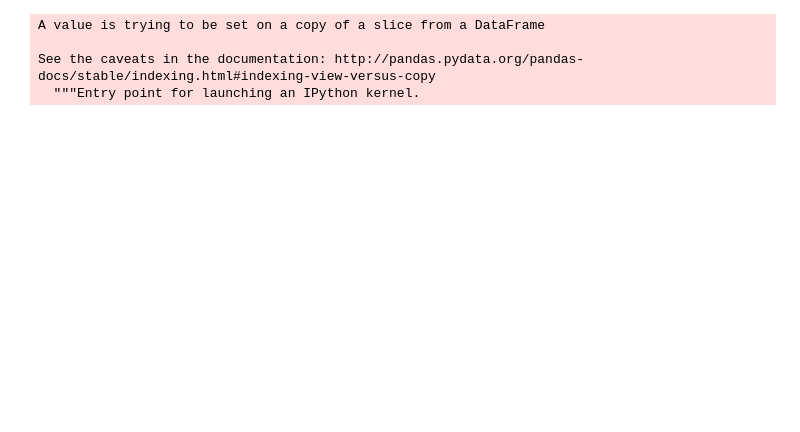
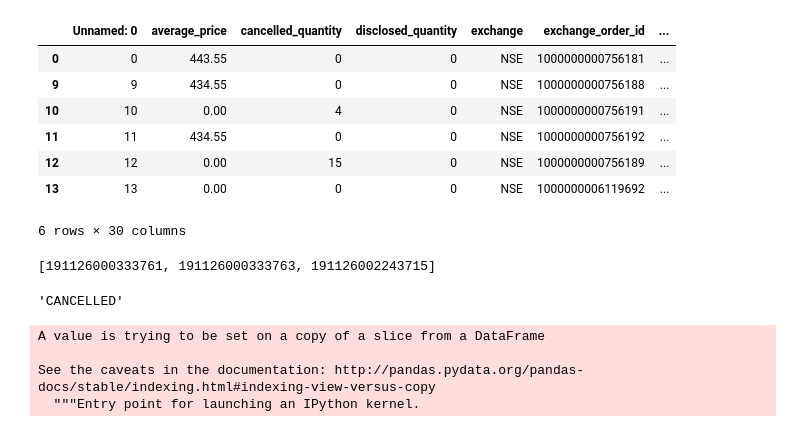
Before and after one commit to sarfrazahmed/APT, a Jupyter notebook: Live_Trading/OMS_Test.ipynb, the cells around one changed output. Saved outputs shown, nothing was run; the diff lists cells and outputs as text; code cells hidden in the pictures; blank space fills up the shorter version.

Commit message:
Handled order executed in partial chunks

```diff
--- a/Live_Trading/OMS_Test.ipynb
+++ b/Live_Trading/OMS_Test.ipynb
@@ -17,0 +8,18 @@ current_order
+# %%
+current_order = pd.read_csv('kite_orders_INFRATEL_2019-11-26.csv')
+current_order = current_order[current_order['tradingsymbol'] == 'BHARTIARTL']
+current_order
+# %% [output]
+|  | Unnamed: 0 | average_price | cancelled_quantity | disclosed_quantity | exchange | exchange_order_id | ... |
+| 0 | 0 | 443.55 | 0 | 0 | NSE | 1000000000756181 | ... |
+| 9 | 9 | 434.55 | 0 | 0 | NSE | 1000000000756188 | ... |
+| 10 | 10 | 0.00 | 4 | 0 | NSE | 1000000000756191 | ... |
+| 11 | 11 | 434.55 | 0 | 0 | NSE | 1000000000756192 | ... |
+| 12 | 12 | 0.00 | 15 | 0 | NSE | 1000000000756189 | ... |
+| 13 | 13 | 0.00 | 0 | 0 | NSE | 1000000006119692 | ... |
+6 rows × 30 columns
+# %%
+order_list =  current_order['order_id'][current_order['trigger_price'] != 0].tolist()
+order_list
+# %% [output]
+[191126000333761, 191126000333763, 191126002243715]
@@ -18,3 +30,7 @@ current_order
+# %%
+kite_orders['status'][kite_orders['order_id'] == current_order['order_id'][(current_order['trigger_price'] != 0) & (current_order['transaction_type'] != current_order.at[0, 'transaction_type'])].values[0]].values[0]
+# %% [output]
+'CANCELLED'
 # %%
 current_order['trigger_price'][current_order['trigger_price'] != 0] = 23
 # %% [output]
```
Also changed, not shown: parts of 3 cells of this notebook, 1 other file.
